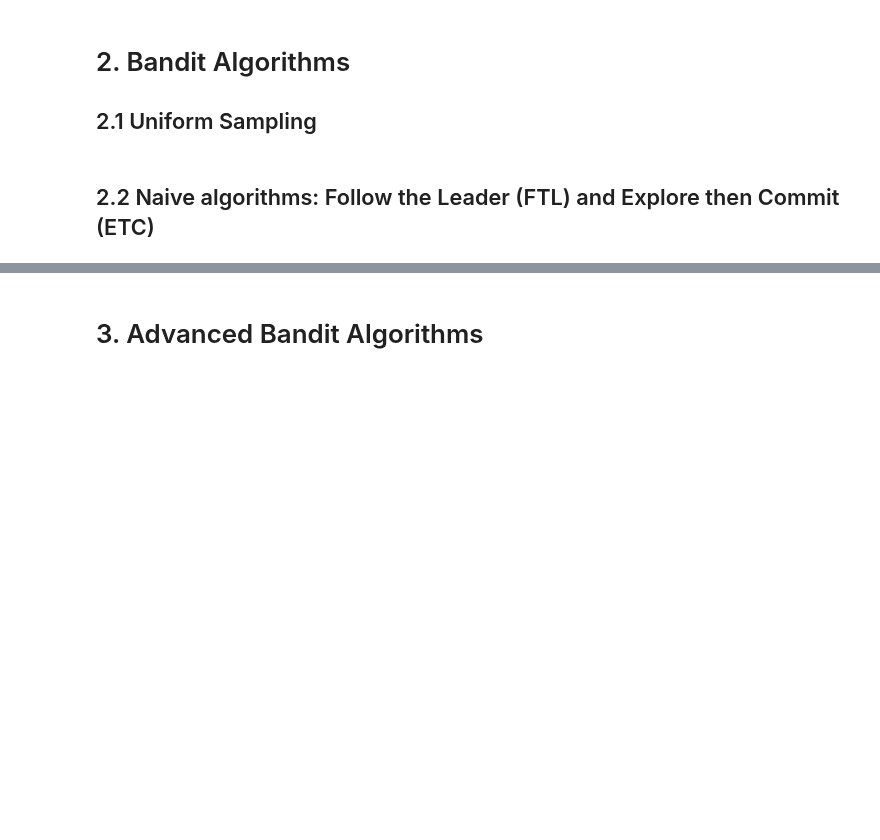
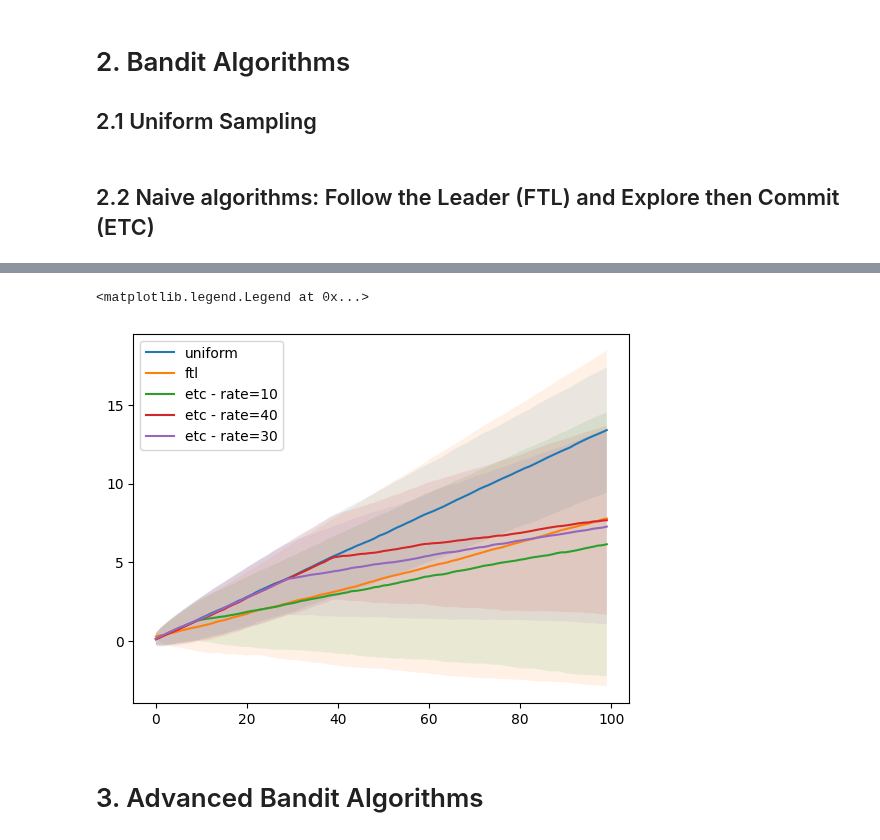
Before and after one commit to Debabrota-Basu/debabrota-basu.github.io, a Jupyter notebook: teaching_materials/sdm_23_24/SDM_practical_1_Bandits.ipynb, the cells around one changed output, grey strips where cells are left out. Drawn from its saved outputs; the diff is of its cells as text; code cells hidden in the pictures; blank space fills up the shorter version.

```diff
--- a/teaching_materials/sdm_23_24/SDM_practical_1_Bandits.ipynb
+++ b/teaching_materials/sdm_23_24/SDM_practical_1_Bandits.ipynb
@@ -199,3 +279,45 @@ cum_regrets = np.zeros((repetitions, timesteps_per_repet))
+# %%
+# MAB problem
+mab = MAB([ExponentialArm(beta=0.2), ExponentialArm(beta=0.4), ExponentialArm(beta=0.5)])
+# Experimental Setup
+repetitions = 1000
+timesteps_per_repet = 100
+cum_regrets_uni = np.zeros((repetitions, timesteps_per_repet))
+cum_regrets_ftl = np.zeros((repetitions, timesteps_per_repet))
+cum_regrets_etc_5 = np.zeros((repetitions, timesteps_per_repet))
+cum_regrets_etc_10 = np.zeros((repetitions, timesteps_per_repet))
+cum_regrets_etc_20 = np.zeros((repetitions, timesteps_per_repet))
+
+for rep in range(repetitions):
+    unif = UniformSamplingAlgo(mab)
+    unif.sampling(timesteps_per_repet)
+    cum_regrets_uni[rep] = cumul_regret(unif.regrets)
+
+    ftl = FollowTheLeader(mab)
+    ftl.sampling(timesteps_per_repet)
+    cum_regrets_ftl[rep] = cumul_regret(ftl.regrets)
+
+    etc5 = ExploreThenCommit(mab, 0.1)
+    etc5.sampling(timesteps_per_repet)
+    cum_regrets_etc_5[rep] = cumul_regret(etc5.regrets)
+
+    etc10 = ExploreThenCommit(mab, 0.4)
+    etc10.sampling(timesteps_per_repet)
+    cum_regrets_etc_10[rep] = cumul_regret(etc10.regrets)
+
+    etc20 = ExploreThenCommit(mab, 0.3)
+    etc20.sampling(timesteps_per_repet)
+    cum_regrets_etc_20[rep] = cumul_regret(etc20.regrets)
+
+plot_mean_std_cumul_regret(cum_regrets_uni, 'uniform')
+plot_mean_std_cumul_regret(cum_regrets_ftl, 'ftl')
+plot_mean_std_cumul_regret(cum_regrets_etc_5, 'etc - rate=10')
+plot_mean_std_cumul_regret(cum_regrets_etc_10, 'etc - rate=40')
+plot_mean_std_cumul_regret(cum_regrets_etc_20, 'etc - rate=30')
+plt.legend()
+# %% [output]
+<matplotlib.legend.Legend at 0x...>
+[figure, added]
 # %% [markdown]
 # 3. Advanced Bandit Algorithms
 # %% [markdown]
```
Also changed, not shown: parts of 16 cells of this notebook.
